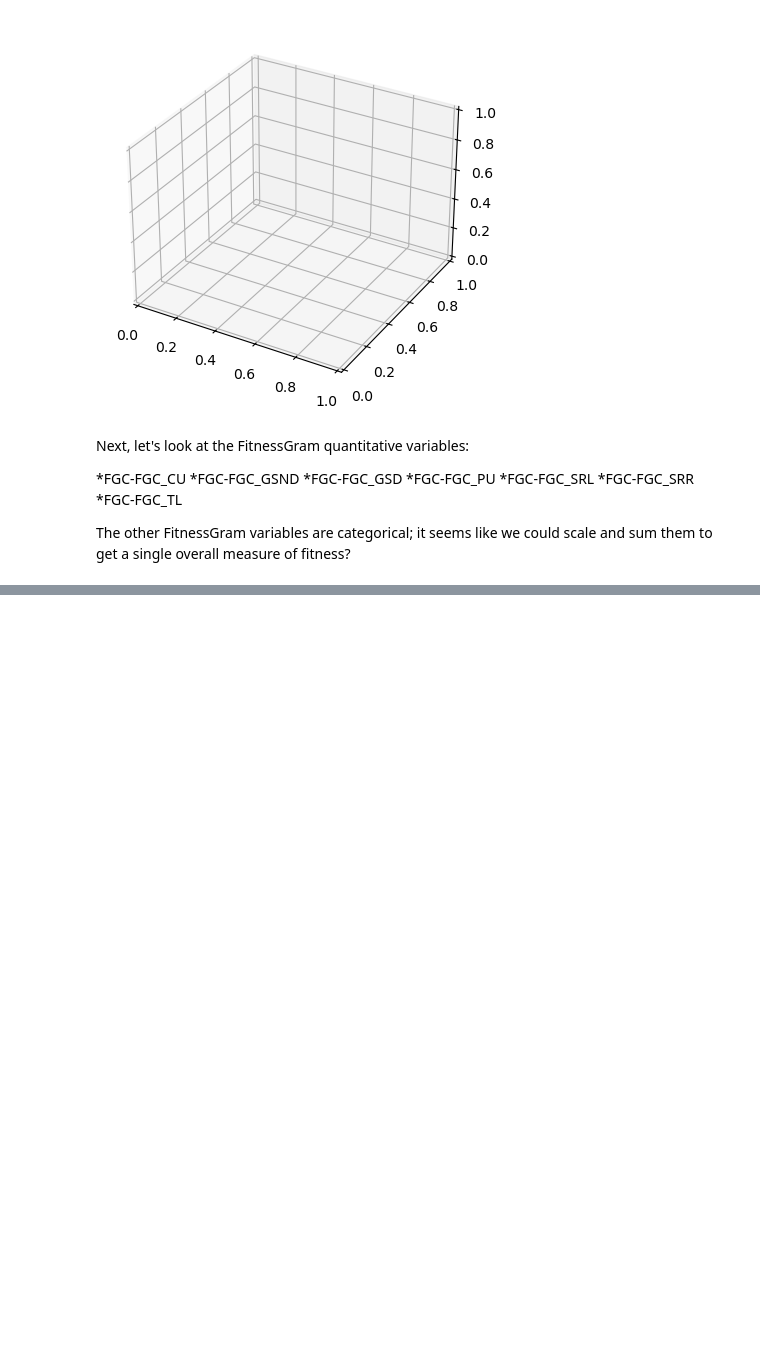
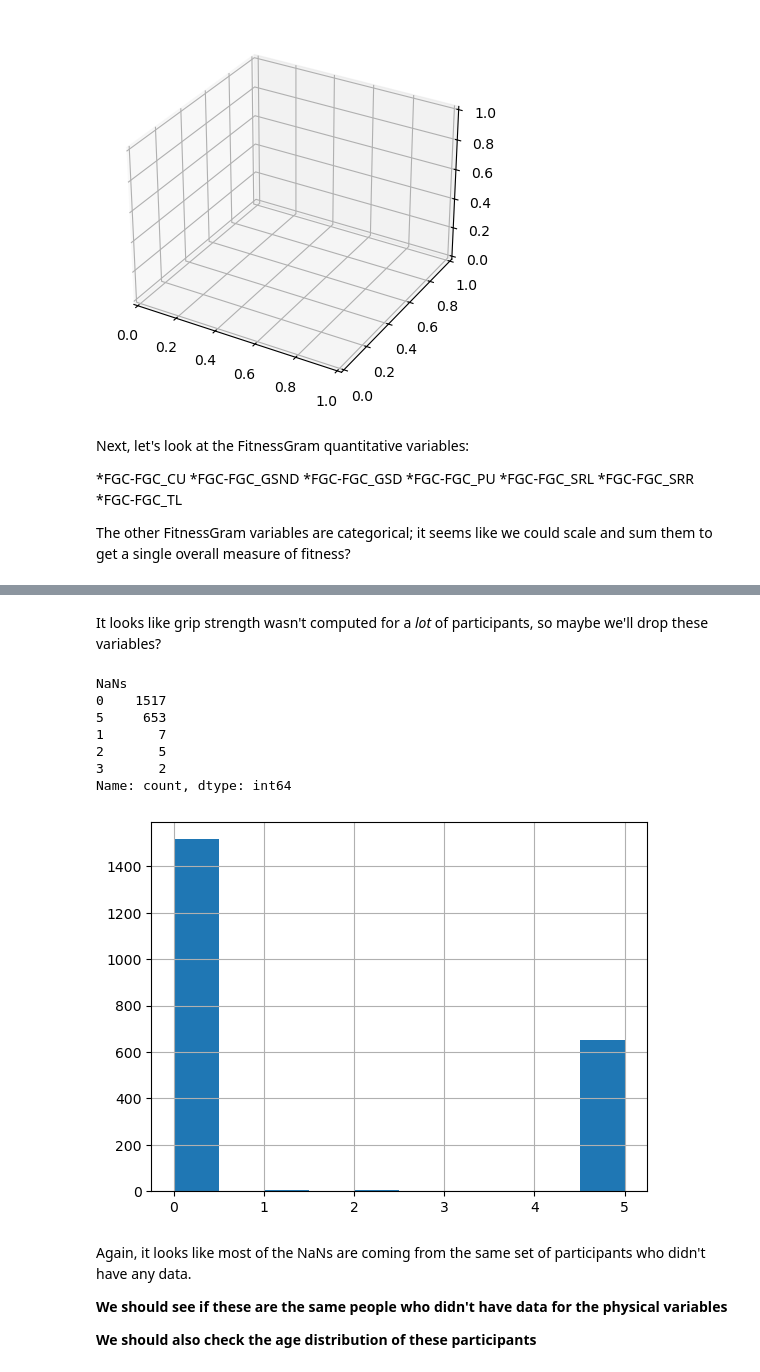
Before and after one commit to aarondweinberg/CMI_problematic_internet_use, a Jupyter notebook: EDA_PCA_AW.ipynb, the cells around one changed output, grey strips where cells are left out. Drawn from its saved outputs; the diff is of its cells as text; code cells hidden in the pictures; blank space fills up the shorter version.

```diff
--- a/EDA_PCA_AW.ipynb
+++ b/EDA_PCA_AW.ipynb
@@ -303,3 +303,11 @@ Next, let's look at the FitnessGram quantitative variables:
 *FGC-FGC_TL
 
 The other FitnessGram variables are categorical; it seems like we could scale and sum them to get a single overall measure of fitness?
+# %%
+# We'll next explore the "FitnessGram" variables.
+# One variable is "Season of Participation" which we'll exclude from this PCA
+
+# Make a list of all variables that start with 'Physical' and are type float or int
+fitness_vars = ['FGC-FGC_CU','FGC-FGC_GSND','FGC-FGC_GSD','FGC-FGC_PU','FGC-FGC_SRL','FGC-FGC_SRR','FGC-FGC_TL']
+
+train_fitness = train[fitness_vars]
@@ -305,0 +326,29 @@ The other FitnessGram variables are categorical; it seems like we could scale an
+# %% [markdown]
+It looks like grip strength wasn't computed for a *lot* of participants, so maybe we'll drop these variables?
+# %%
+# Remove the 'FGC-FGC_GSND' and 'FGC-FGC_GSD' variables from train_fitness
+train_fitness = train_fitness.drop(columns=['FGC-FGC_GSND','FGC-FGC_GSD'])
+# %%
+# Count the number of NaN values for each row in train_fitness.
+train_fitness['NaNs'] = train_fitness.isna().sum(axis=1)
+
+#Make a histogram of the distribution of these counts
+train_fitness['NaNs'].hist()
+
+# Make a table of the distribution of train_reduced['NaNs']
+print(train_fitness['NaNs'].value_counts())
+# %% [output]
+NaNs
+0    1517
+5     653
+1       7
+2       5
+3       2
+Name: count, dtype: int64
+[figure, added]
+# %% [markdown]
+Again, it looks like most of the NaNs are coming from the same set of participants who didn't have any data.
+
+**We should see if these are the same people who didn't have data for the physical variables**
+
+**We should also check the age distribution of these participants**
```
Also changed, not shown: parts of 1 cell of this notebook.
